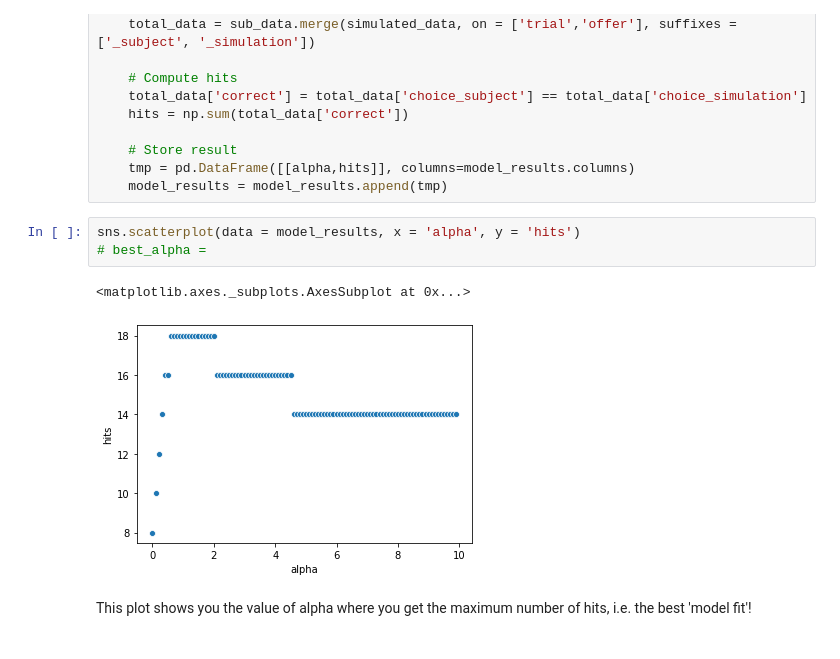
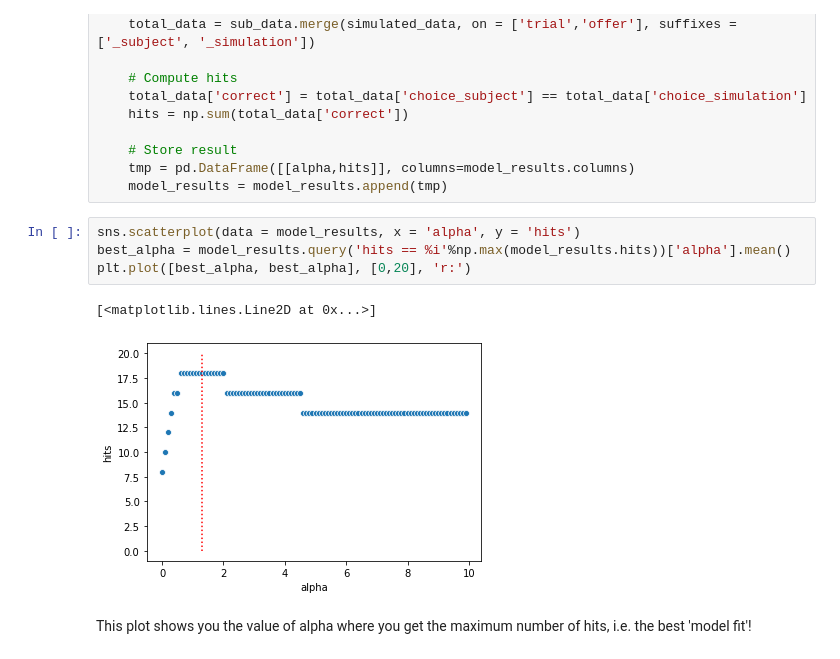
Before and after one commit to jeroenvanbaar/Computational_modeling_tutorial, a Jupyter notebook: 2.Fitting_a_model.ipynb, the cells around one changed output. Cells and saved outputs as stored; diff of their text form.

Commit message:
Updated model fitting notebook

```diff
--- a/2.Fitting_a_model.ipynb
+++ b/2.Fitting_a_model.ipynb
@@ -192,10 +202,11 @@ for alpha in range_of_alphas:
     model_results = model_results.append(tmp)
 # %%
 sns.scatterplot(data = model_results, x = 'alpha', y = 'hits')
-# best_alpha =
+best_alpha = model_results.query('hits == %i'%np.max(model_results.hits))['alpha'].mean()
+plt.plot([best_alpha, best_alpha], [0,20], 'r:')
 # %% [output]
-<matplotlib.axes._subplots.AxesSubplot at 0x...>
+[<matplotlib.lines.Line2D at 0x...>]
-[figure, old version]
+[figure, new version]
 # %% [markdown]
 This plot shows you the value of alpha where you get the maximum number of hits, i.e. the best 'model fit'!
 # %% [markdown]
```
Also changed, not shown: parts of 9 cells of this notebook.
